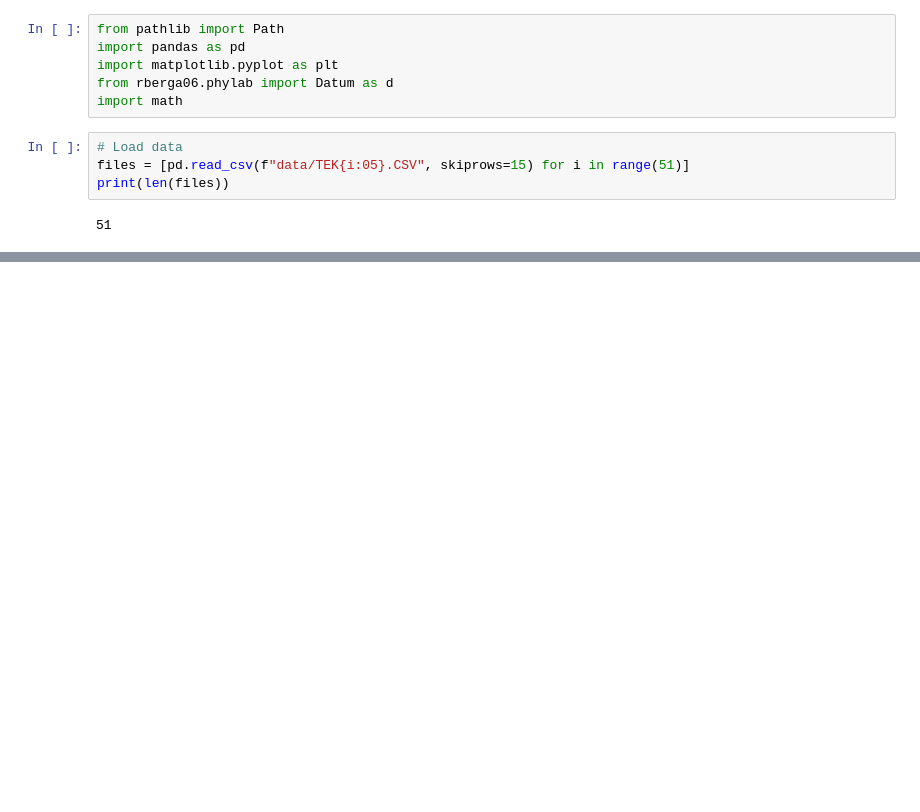
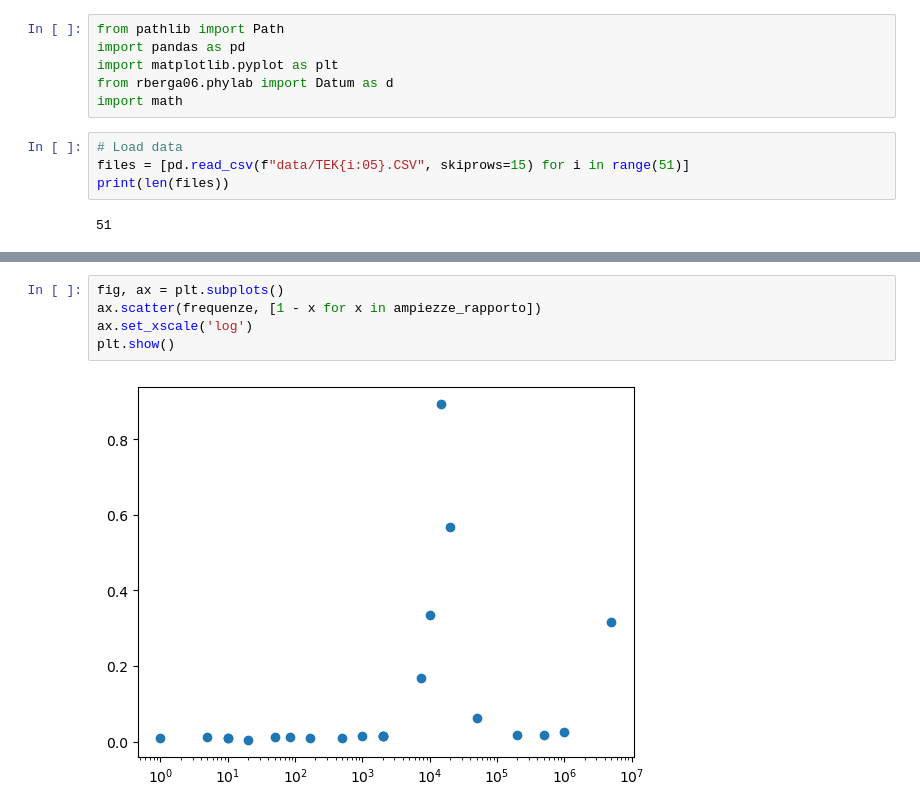
Before and after one commit to RBerga06/unipr-clt-fisica, a Jupyter notebook: lab2/exp5/exp5.ipynb, the cells around one changed output, grey strips where cells are left out. Cells and saved outputs as stored; diff of their text form; blank space fills up the shorter version.

```diff
--- a/lab2/exp5/exp5.ipynb
+++ b/lab2/exp5/exp5.ipynb
@@ -62,0 +112,7 @@ for (i, f) in enumerate(files):
+# %%
+fig, ax = plt.subplots()
+ax.scatter(frequenze, [1 - x for x in ampiezze_rapporto])
+ax.set_xscale('log')
+plt.show()
+# %% [output]
+[figure, added]
```
Also changed, not shown: parts of 3 cells of this notebook.
